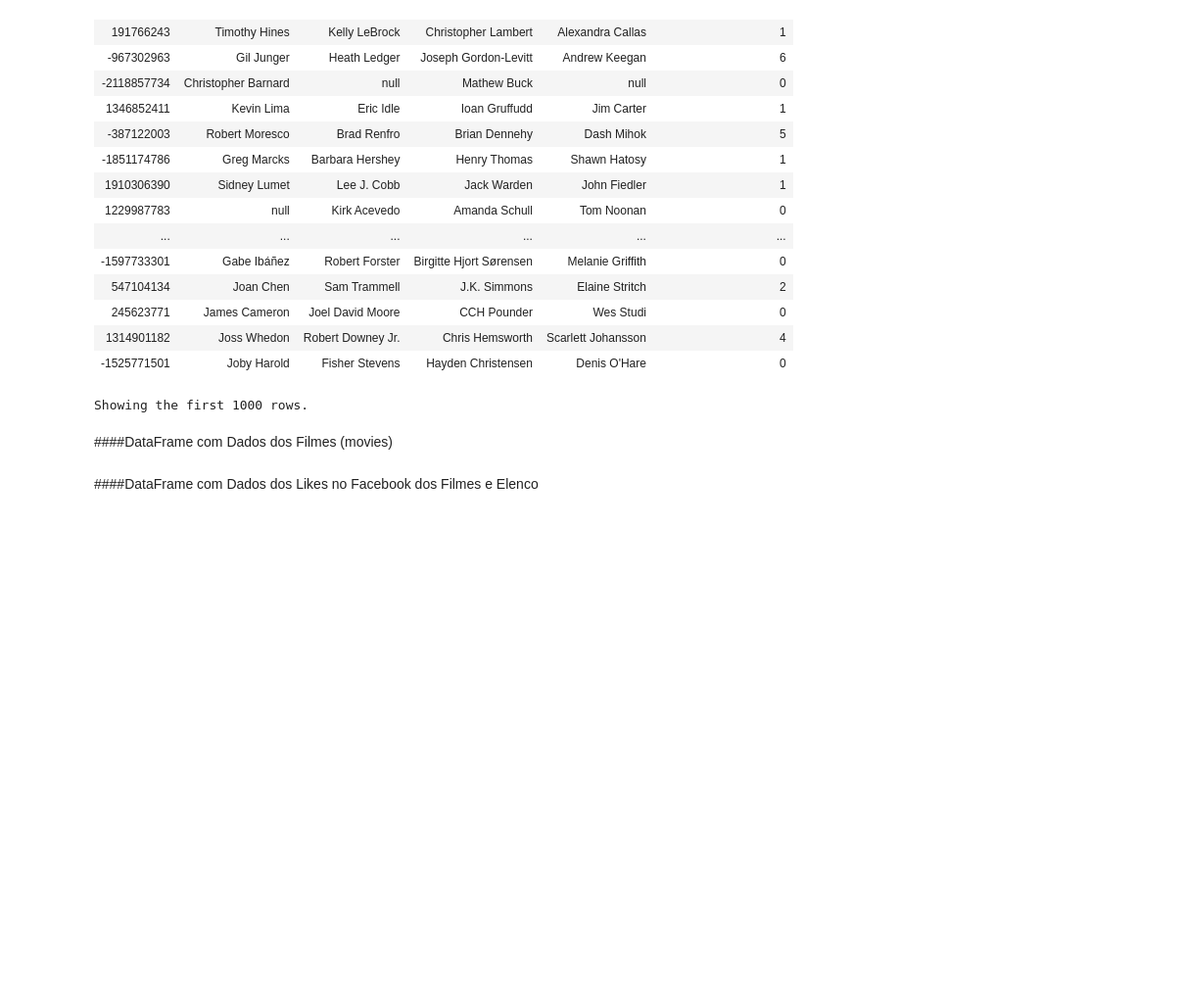
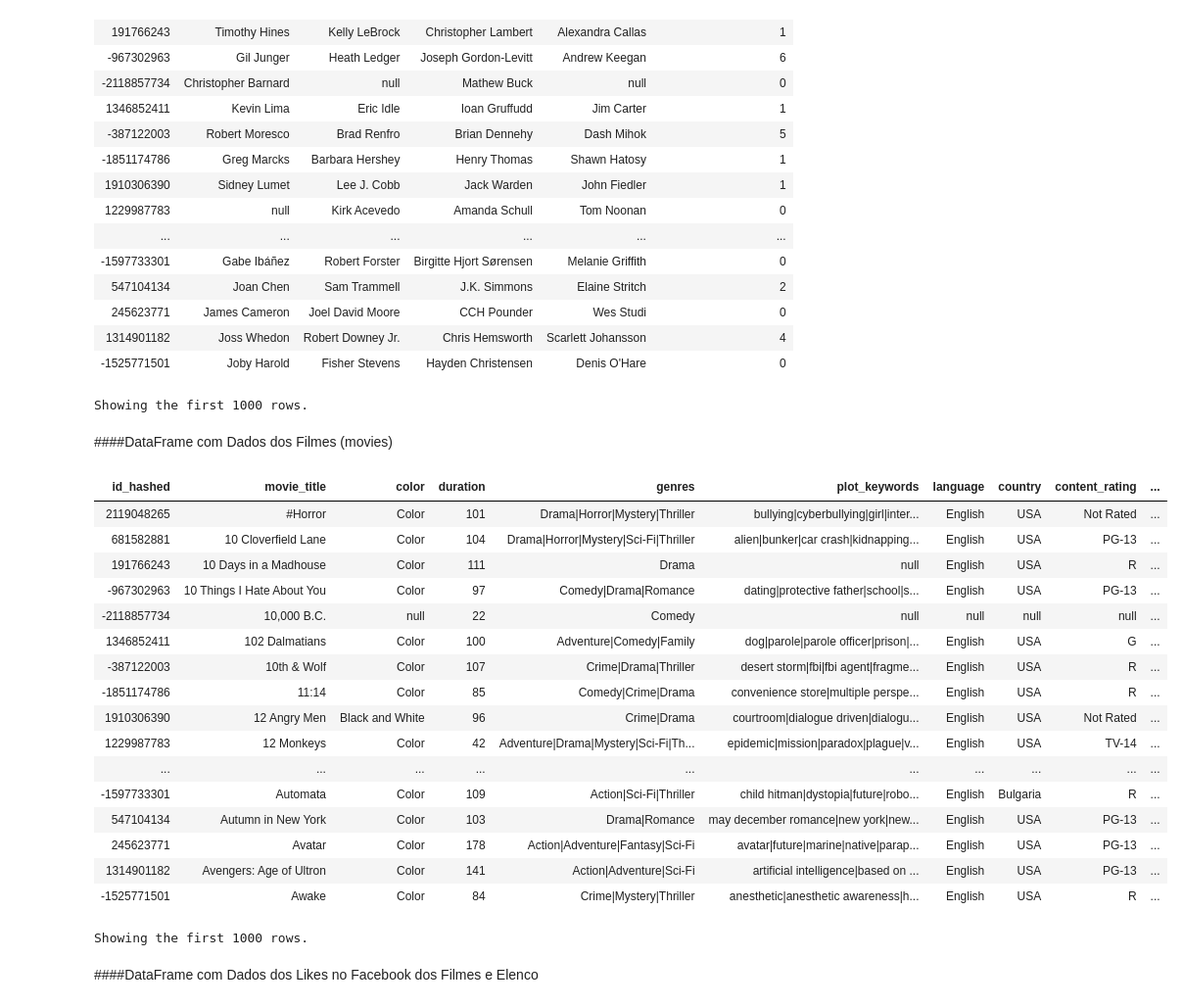
Before and after one commit to AldenisFranca/big_data1_ada, a Jupyter notebook: projeto_final_big_data.ipynb, the cells around one changed output. Shown at 98% size. Drawn from its saved outputs; the diff is of its cells as text; code cells hidden in the pictures; blank space fills up the shorter version.

```diff
--- a/projeto_final_big_data.ipynb
+++ b/projeto_final_big_data.ipynb
@@ -189,2 +233,25 @@ permanent_table_name = "movie_metadata_csv"
+# %%
+df_info_movie = spark.read.parquet("dbfs:/FileStore/trusted/info_movie")
+df_info_movie.createOrReplaceTempView('df_info_movie')
+display(df_info_movie)
+# %% [output]
+| id_hashed | movie_title | color | duration | genres | plot_keywords | language | country | content_rating | ... |
+| 2119048265 | #Horror | Color | 101 | Drama|Horror|Mystery|Thriller | bullying|cyberbullying|girl|inter... | English | USA | Not Rated | ... |
+| 681582881 | 10 Cloverfield Lane | Color | 104 | Drama|Horror|Mystery|Sci-Fi|Thriller | alien|bunker|car crash|kidnapping... | English | USA | PG-13 | ... |
+| 191766243 | 10 Days in a Madhouse | Color | 111 | Drama | null | English | USA | R | ... |
+| -967302963 | 10 Things I Hate About You | Color | 97 | Comedy|Drama|Romance | dating|protective father|school|s... | English | USA | PG-13 | ... |
+| -2118857734 | 10,000 B.C. | null | 22 | Comedy | null | null | null | null | ... |
+| 1346852411 | 102 Dalmatians | Color | 100 | Adventure|Comedy|Family | dog|parole|parole officer|prison|... | English | USA | G | ... |
+| -387122003 | 10th & Wolf | Color | 107 | Crime|Drama|Thriller | desert storm|fbi|fbi agent|fragme... | English | USA | R | ... |
+| -1851174786 | 11:14 | Color | 85 | Comedy|Crime|Drama | convenience store|multiple perspe... | English | USA | R | ... |
+| 1910306390 | 12 Angry Men | Black and White | 96 | Crime|Drama | courtroom|dialogue driven|dialogu... | English | USA | Not Rated | ... |
+| 1229987783 | 12 Monkeys | Color | 42 | Adventure|Drama|Mystery|Sci-Fi|Th... | epidemic|mission|paradox|plague|v... | English | USA | TV-14 | ... |
+| ... | ... | ... | ... | ... | ... | ... | ... | ... | ... |
+| -1597733301 | Automata | Color | 109 | Action|Sci-Fi|Thriller | child hitman|dystopia|future|robo... | English | Bulgaria | R | ... |
+| 547104134 | Autumn in New York | Color | 103 | Drama|Romance | may december romance|new york|new... | English | USA | PG-13 | ... |
+| 245623771 | Avatar | Color | 178 | Action|Adventure|Fantasy|Sci-Fi | avatar|future|marine|native|parap... | English | USA | PG-13 | ... |
+| 1314901182 | Avengers: Age of Ultron | Color | 141 | Action|Adventure|Sci-Fi | artificial intelligence|based on ... | English | USA | PG-13 | ... |
+| -1525771501 | Awake | Color | 84 | Crime|Mystery|Thriller | anesthetic|anesthetic awareness|h... | English | USA | R | ... |
+Showing the first 1000 rows.
 # %% [markdown]
 ####DataFrame com Dados dos Likes no Facebook dos Filmes e Elenco
```
Also changed, not shown: parts of 26 cells of this notebook.
